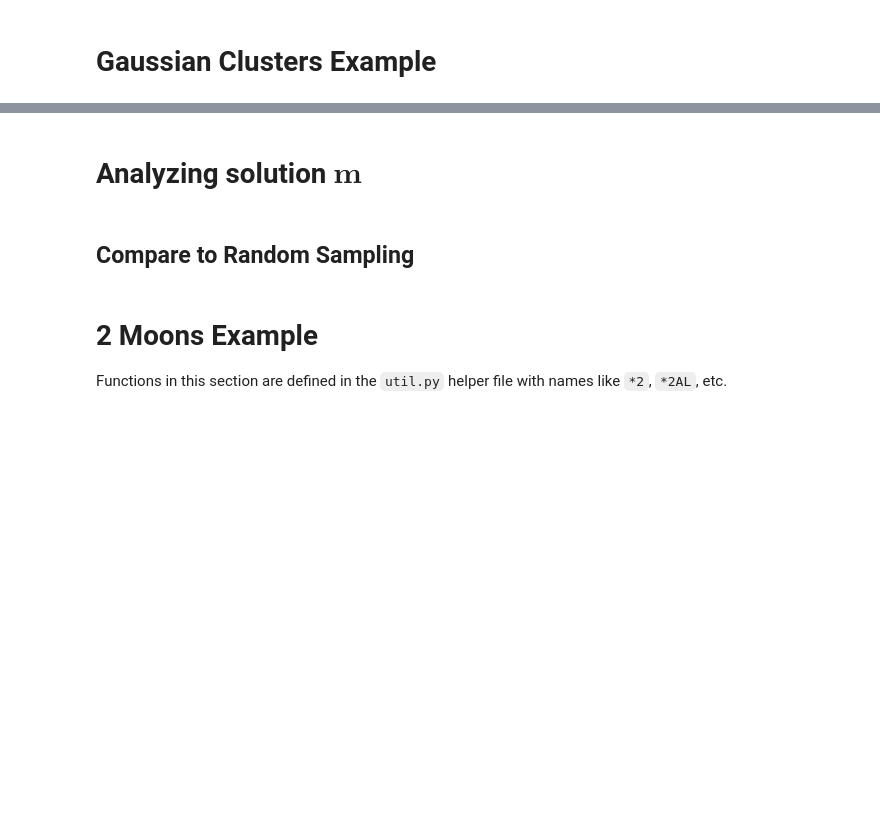
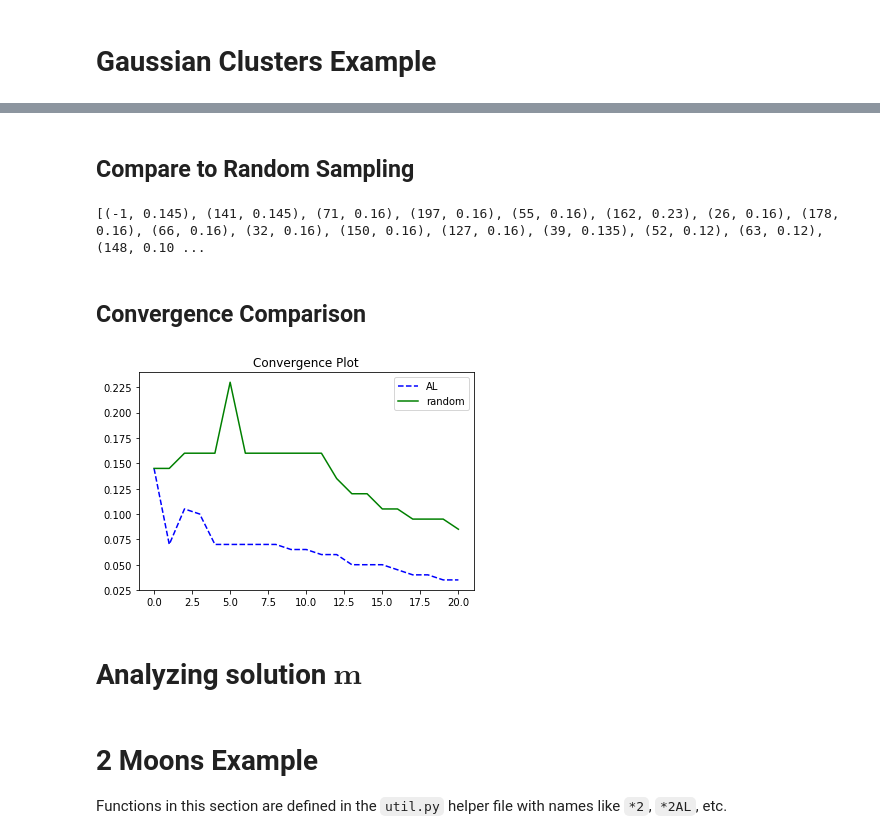
Before and after one commit to millerk22/AL_code, a Jupyter notebook: AL-EEM.ipynb, the cells around one changed output, grey strips where cells are left out. Cells and saved outputs as stored; diff of their text form; code cells hidden in the pictures; blank space fills up the shorter version.

```diff
--- a/AL-EEM.ipynb
+++ b/AL-EEM.ipynb
@@ -58,3 +74,27 @@ for l in range(20):
+# %% [markdown]
+## Compare to Random Sampling
+# %%
+fid = copy.deepcopy(fid_orig)
+tag2 = (tau, alpha, gamma2)
+test_opts = (num_iters, False)
+ERRS_rand, M_rand = run_test_rand(X, v, w, fid, ground_truth, tag2, test_opts)
+
+if verbose:
+    print(ERRS_rand)
+# %% [output]
+[(-1, 0.145), (141, 0.145), (71, 0.16), (197, 0.16), (55, 0.16), (162, 0.23), (26, 0.16), (178, 0.16), (66, 0.16), (32, 0.16), (150, 0.16), (127, 0.16), (39, 0.135), (52, 0.12), (63, 0.12), (148, 0.10 ...
+# %% [markdown]
+## Convergence Comparison
+# %%
+ids_al, errs = zip(*ERRS)
+ids_rand, errs_rand = zip(*ERRS_rand)
+plt.plot(range(num_iters+1), errs, 'b--', label='AL')
+plt.plot(range(num_iters+1), errs_rand, 'g', label='random')
+plt.title('Convergence Plot')
+plt.legend()
+plt.show()
+# %% [output]
+[figure, added]
 # %% [markdown]
 # Analyzing solution $\mathbf{m}$
 # %%
@@ -89,5 +128,3 @@ for l in range(5):
         plt.plot(lin, N*[0.], 'r--', linewidth=1.5)
         plt.title('Iter = %d' % l)
         plt.show()
-# %% [markdown]
-## Compare to Random Sampling
```
Also changed, not shown: parts of 26 cells of this notebook, 1 other file.
